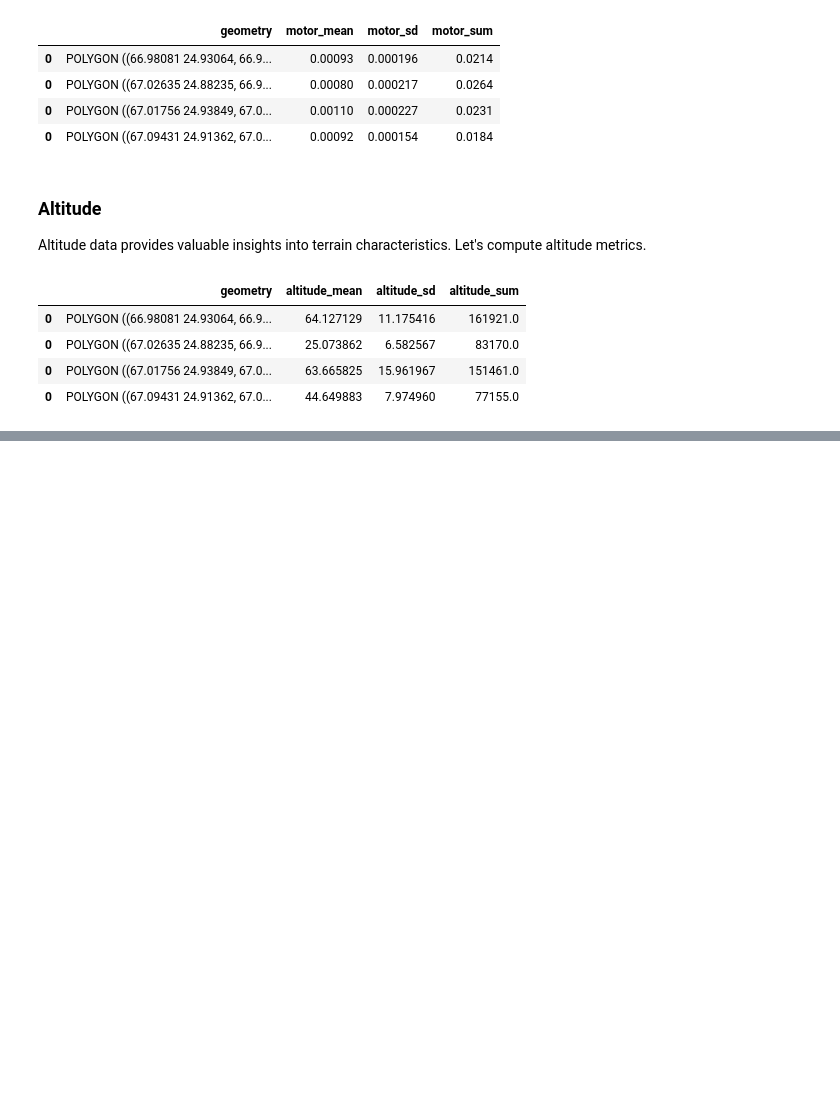
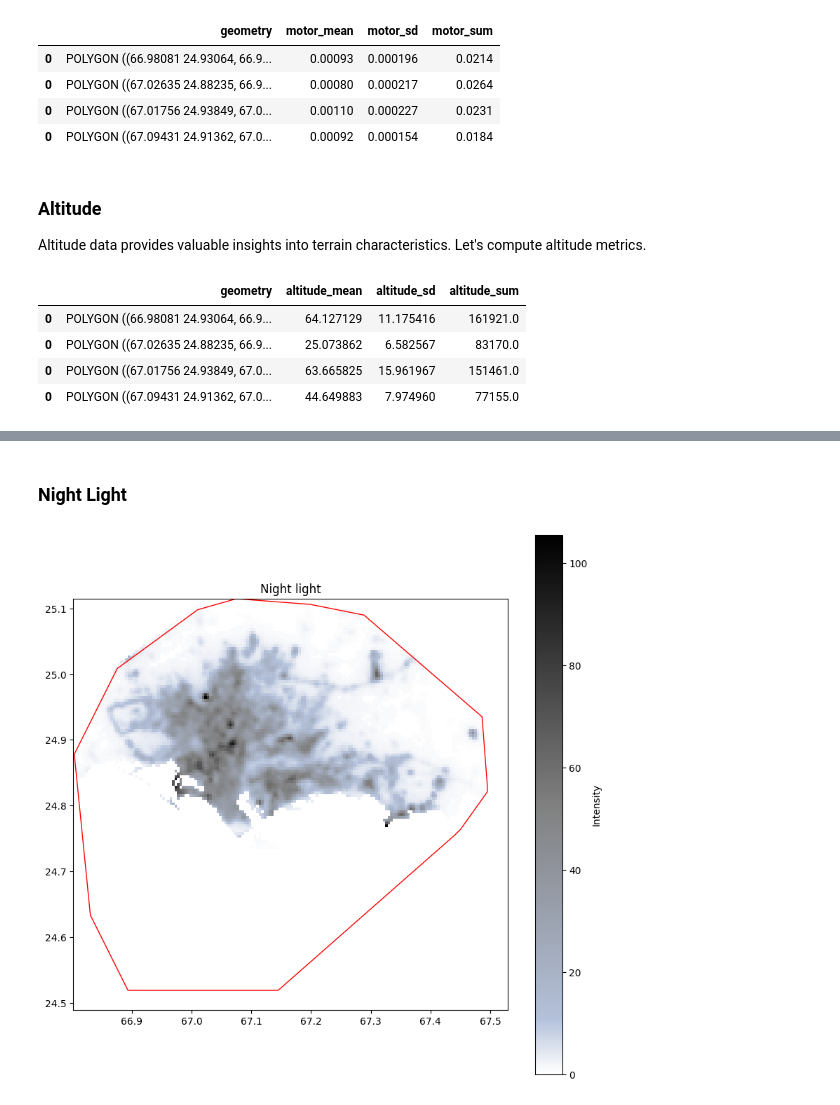
Before and after one commit to TJhon/python-raster-crop, a Jupyter notebook: tutorials/reference.ipynb, the cells around one changed output, grey strips where cells are left out. Saved outputs shown, nothing was run; the diff lists cells and outputs as text; code cells hidden in the pictures; blank space fills up the shorter version.

```diff
--- a/tutorials/reference.ipynb
+++ b/tutorials/reference.ipynb
@@ -533,0 +685,14 @@ These functions allow for efficient computation of various metrics, providing va
+# %% [markdown]
+### Night Light
+# %%
+gen_plot(
+    tiff_sample="../data/8_night_light/pk_night_light.tiff",
+    out_raster="../sample_data/out_raster/night_light.tif",
+    title_raster="Night light",
+    t_label="Intensity",
+    map_color_hex=("#B4C1DA", "gray", "black"),
+    none_data=0,
+    shp_sample="../sample_data/geometries.shp",
+)
+# %% [output]
+[figure, added]
```
Also changed, not shown: parts of 12 cells of this notebook, 7 other files.
